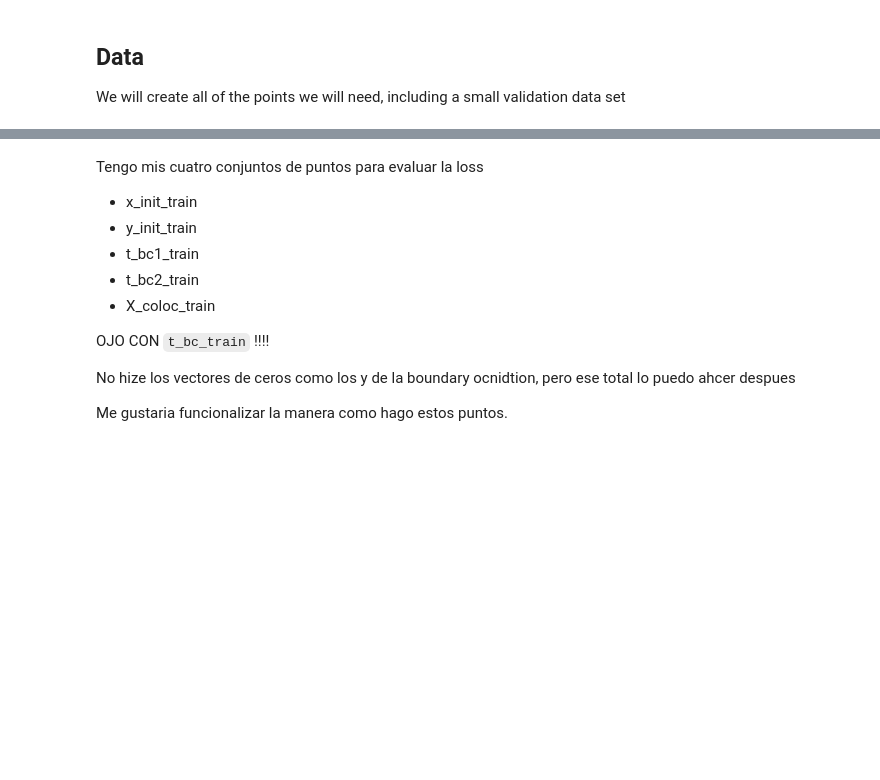
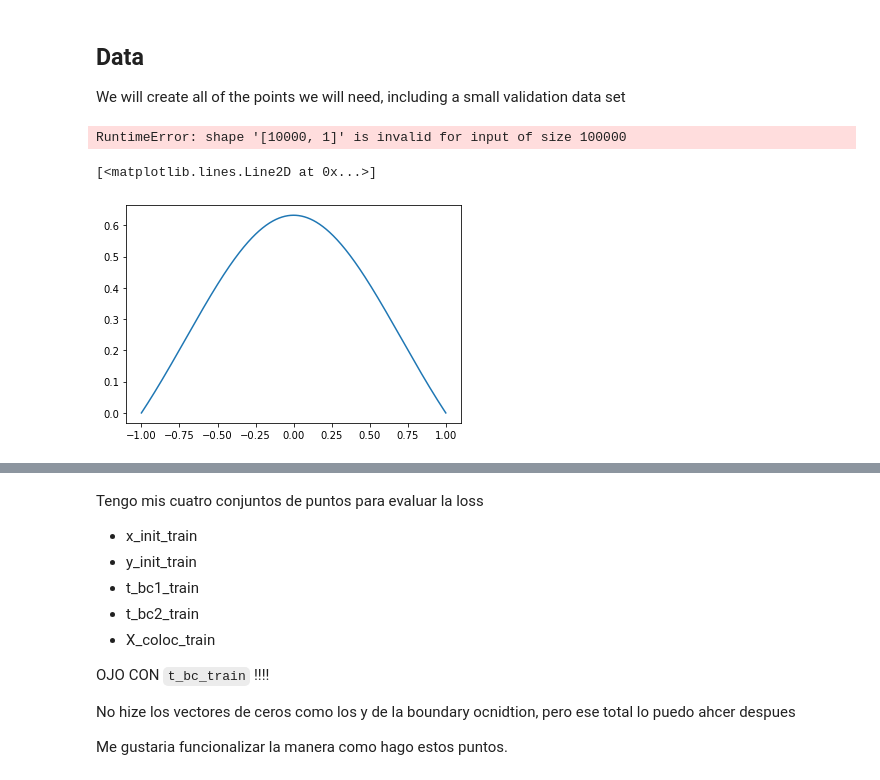
Before and after one commit to carlogf/Solving_pdes_with_piNNs, a Jupyter notebook: heat_equation_pytorch.ipynb, the cells around one changed output, grey strips where cells are left out. Cells and saved outputs as stored; diff of their text form; code cells hidden in the pictures; blank space fills up the shorter version.

```diff
--- a/heat_equation_pytorch.ipynb
+++ b/heat_equation_pytorch.ipynb
@@ -59,7 +59,7 @@ xM = 1
 t0 = 0 # t siempre empieza en cero
 T = 4
 
-number_of_points = 400
+number_of_points = 10000
 
 # (X, T)
 
@@ -95,6 +95,13 @@ y_bc2_train = torch.zeros((t_bc2_train.shape[0],1))
 
 t_bc_train = torch.cat((t_bc1_train, t_bc2_train), dim = 0)
 y_bc_train = torch.cat((y_bc1_train, y_bc2_train), dim = 0)
+# %% [output]
+RuntimeError: shape '[10000, 1]' is invalid for input of size 100000
+# %%
+plt.plot(x_init_train, y_init_train)
+# %% [output]
+[<matplotlib.lines.Line2D at 0x...>]
+[figure, added]
 # %%
 x_init_train[0:10], y_init_train[:10]
 # %% [output]
```
Also changed, not shown: parts of 16 cells of this notebook, 1 other file.
